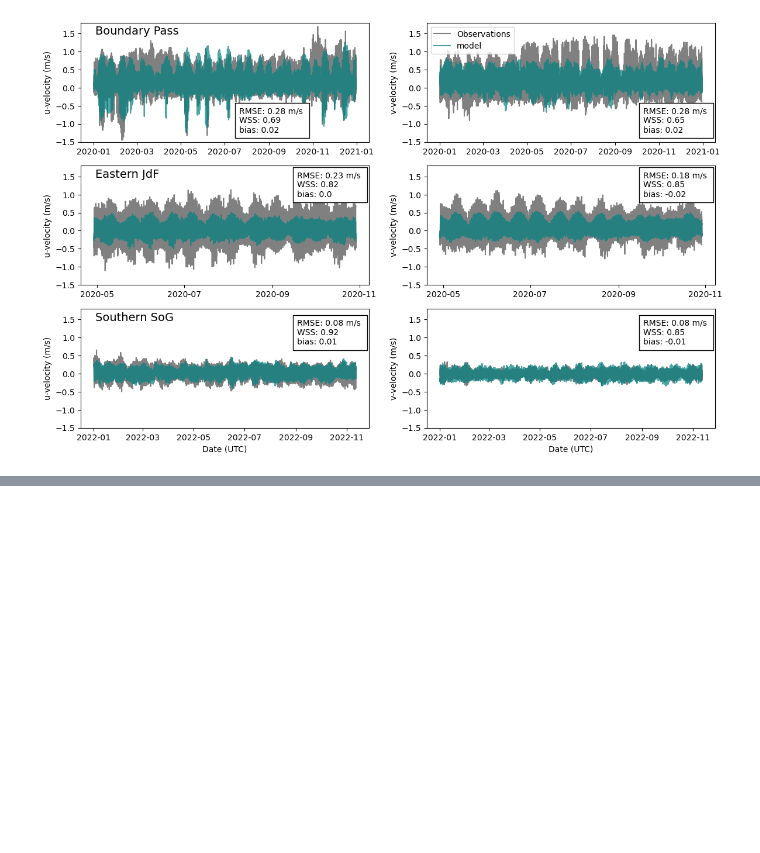
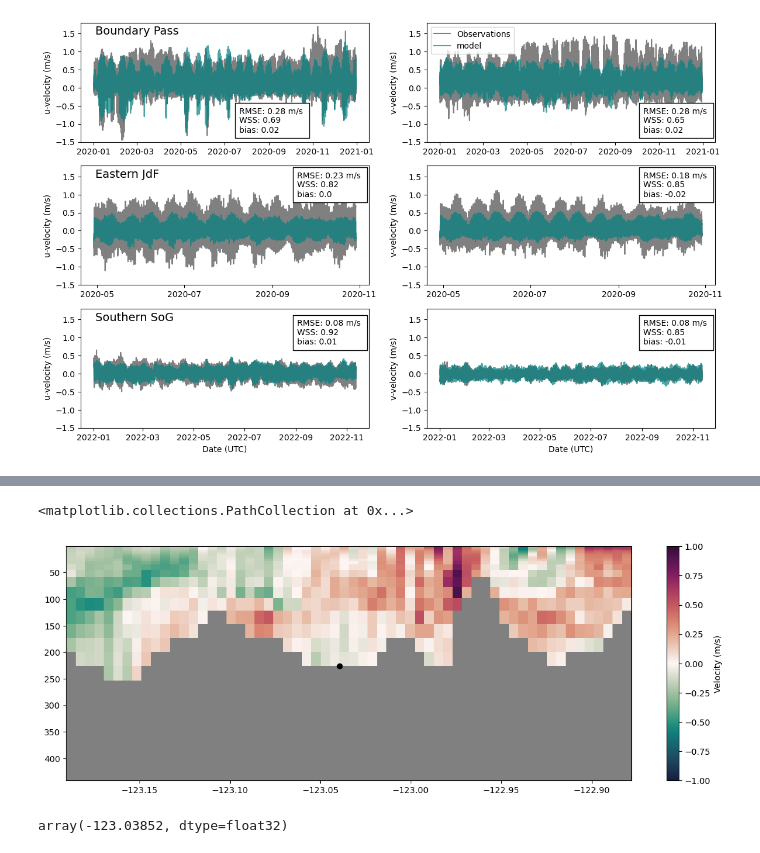
Before and after one commit to SalishSeaCast/analysis-camryn, a Jupyter notebook: notebooks/model_evals/model_eval_currents.ipynb, the cells around one changed output, grey strips where cells are left out. Saved outputs shown, nothing was run; the diff lists cells and outputs as text; code cells hidden in the pictures; blank space fills up the shorter version.

```diff
--- a/notebooks/model_evals/model_eval_currents.ipynb
+++ b/notebooks/model_evals/model_eval_currents.ipynb
@@ -1509,0 +1836,7 @@ fig.savefig('/ocean/cstang/MOAD/analysis-camryn/Figures/model_eval_currents.png'
+# %%
+phys2 =  xr.open_dataset('/results2/SalishSea/nowcast-green.202111/29sep22/SalishSea_1h_20220929_20220929_grid_U.nc')
+phys3 =  xr.open_dataset('/results2/SalishSea/nowcast-green.202111/29sep22/SalishSea_1h_20220929_20220929_grid_V.nc')
+mesh = xr.open_dataset('/home/sallen/MEOPAR/grid/mesh_mask202108.nc')
+vmask = 1 - mesh.vmask[0]
+umask = 1 - mesh.umask[0]
+phys2.vozocrtx[0,29,343,288].values
@@ -1509,0 +1893,21 @@ fig.savefig('/ocean/cstang/MOAD/analysis-camryn/Figures/model_eval_currents.png'
+# %%
+vvel = xr.open_dataset('/results2/SalishSea/nowcast-green.202111/29sep22/SalishSea_1h_20220929_20220929_grid_V.nc')
+uvel = xr.open_dataset('/results2/SalishSea/nowcast-green.202111/29sep22/SalishSea_1h_20220929_20220929_grid_U.nc')
+
+fig, ax = plt.subplots(1, 1, figsize=(15, 5))
+cmap = cm.curl
+cmap.set_bad('grey')
+northvel = np.ma.masked_array(vvel.vomecrty[1, :, 343, 260:320], mask=vmask[:, 343, 260:320])
+colours = ax.pcolormesh(vvel.nav_lon[343, 260:320+1], vvel.depthv, northvel[:39], cmap=cmap, vmax=1.0, vmin=-1.0)
+# ax.set_ylim(0, 150)
+ax.invert_yaxis();
+cb = fig.colorbar(colours, ax=ax)
+cb.set_label('Velocity (m/s)');
+ax.scatter(-123.03953,226,color='k')
+# %% [output]
+<matplotlib.collections.PathCollection at 0x...>
+[figure, added]
+# %%
+uvel.nav_lon[344,289].values
+# %% [output]
+array(-123.03852, dtype=float32)
```
Also changed, not shown: parts of 63 cells of this notebook.
